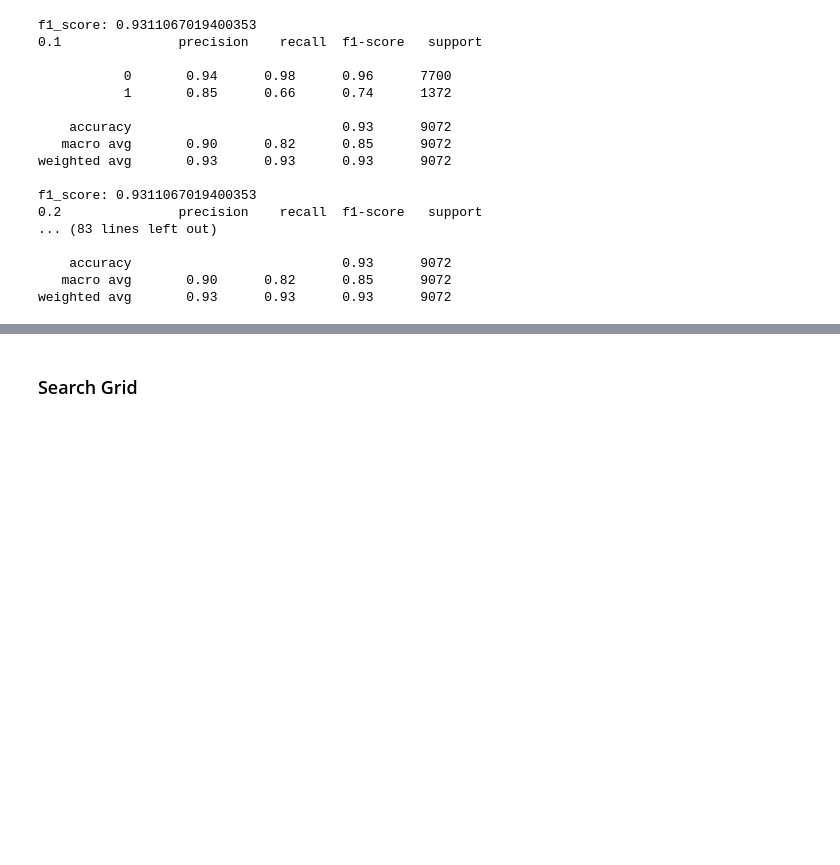
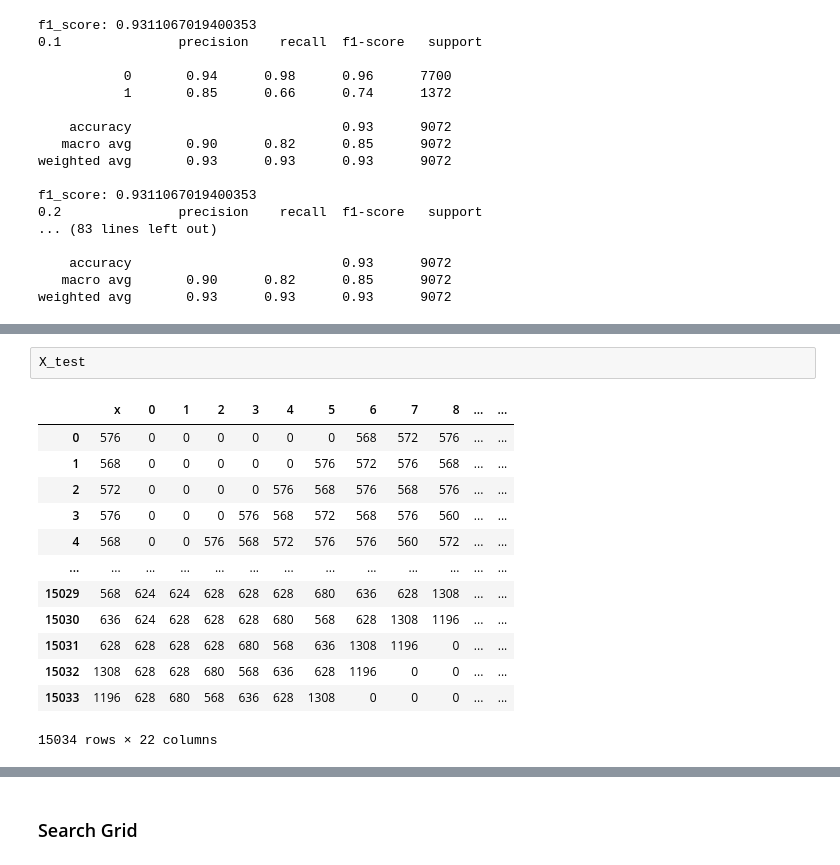
Before and after one commit to EvgeniiMunin/cardio-spike-challenge, a Jupyter notebook: catboost_windows.ipynb, the cells around one changed output, grey strips where cells are left out. Saved outputs shown, nothing was run; the diff lists cells and outputs as text; blank space fills up the shorter version.

```diff
--- a/catboost_windows.ipynb
+++ b/catboost_windows.ipynb
@@ -217,0 +262,16 @@ weighted avg       0.93      0.93      0.93      9072
+# %%
+X_test
+# %% [output]
+|  | x | 0 | 1 | 2 | 3 | 4 | 5 | 6 | 7 | 8 | ... | ... |
+| 0 | 576 | 0 | 0 | 0 | 0 | 0 | 0 | 568 | 572 | 576 | ... | ... |
+| 1 | 568 | 0 | 0 | 0 | 0 | 0 | 576 | 572 | 576 | 568 | ... | ... |
+| 2 | 572 | 0 | 0 | 0 | 0 | 576 | 568 | 576 | 568 | 576 | ... | ... |
+| 3 | 576 | 0 | 0 | 0 | 576 | 568 | 572 | 568 | 576 | 560 | ... | ... |
+| 4 | 568 | 0 | 0 | 576 | 568 | 572 | 576 | 576 | 560 | 572 | ... | ... |
+| ... | ... | ... | ... | ... | ... | ... | ... | ... | ... | ... | ... | ... |
+| 15029 | 568 | 624 | 624 | 628 | 628 | 628 | 680 | 636 | 628 | 1308 | ... | ... |
+| 15030 | 636 | 624 | 628 | 628 | 628 | 680 | 568 | 628 | 1308 | 1196 | ... | ... |
+| 15031 | 628 | 628 | 628 | 628 | 680 | 568 | 636 | 1308 | 1196 | 0 | ... | ... |
+| 15032 | 1308 | 628 | 628 | 680 | 568 | 636 | 628 | 1196 | 0 | 0 | ... | ... |
+| 15033 | 1196 | 628 | 680 | 568 | 636 | 628 | 1308 | 0 | 0 | 0 | ... | ... |
+15034 rows × 22 columns
```
Also changed, not shown: parts of 24 cells of this notebook.
